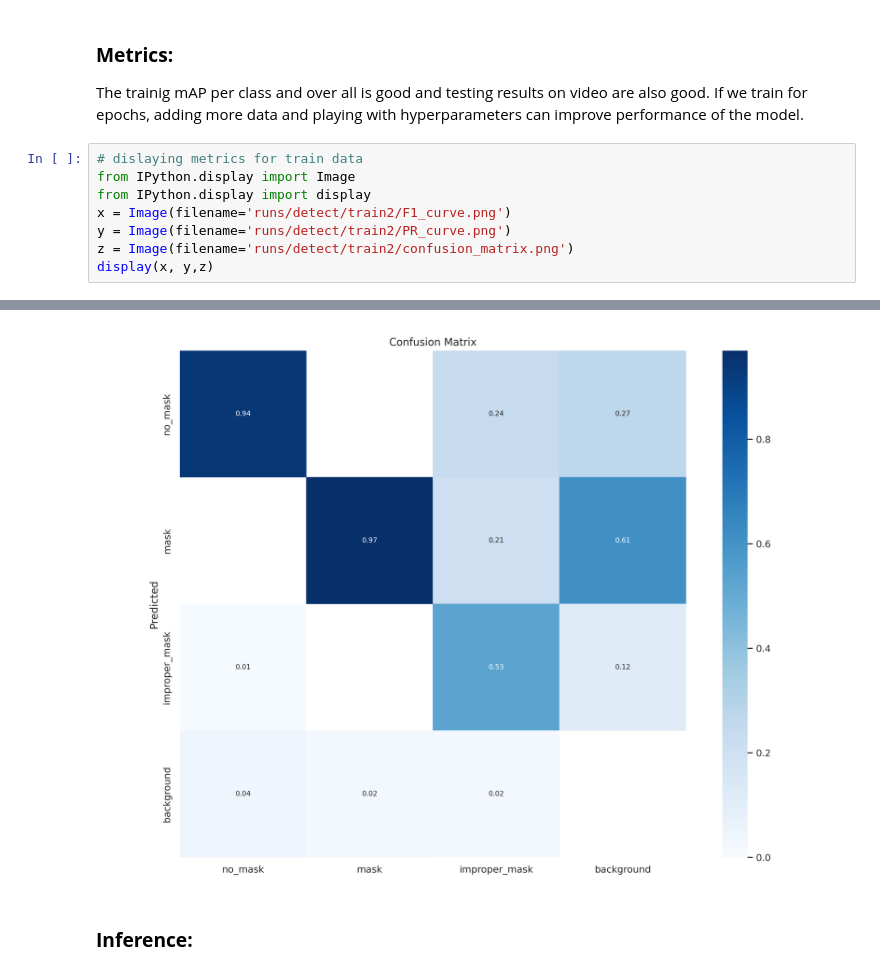
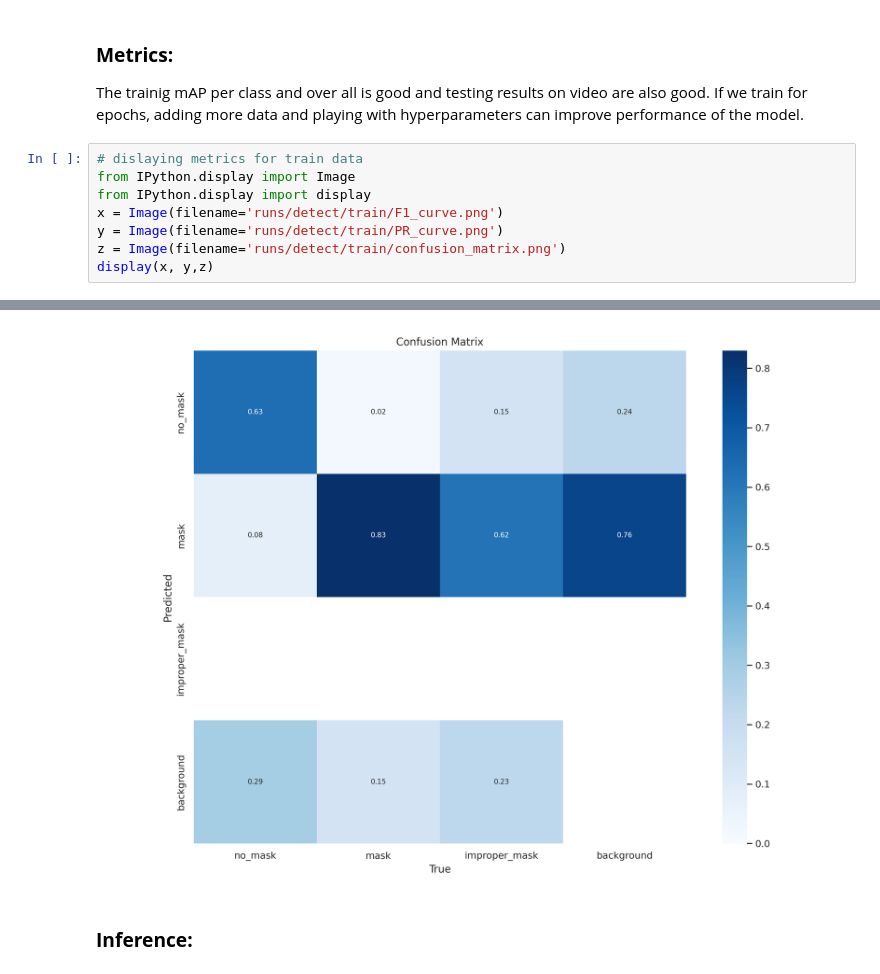
Before and after one commit to windy629/Yolov8-Custom-Object-Detetction, a Jupyter notebook: YoloV8_custom_object_detection.ipynb, the cells around one changed output, grey strips where cells are left out. Saved outputs shown, nothing was run; the diff lists cells and outputs as text.

```diff
--- a/YoloV8_custom_object_detection.ipynb
+++ b/YoloV8_custom_object_detection.ipynb
@@ -244,8 +227,8 @@ The trainig mAP per class and over all is good and testing results on video are
 # dislaying metrics for train data
 from IPython.display import Image
 from IPython.display import display
-x = Image(filename='runs/detect/train2/F1_curve.png')
-y = Image(filename='runs/detect/train2/PR_curve.png')
-z = Image(filename='runs/detect/train2/confusion_matrix.png')
+x = Image(filename='runs/detect/train/F1_curve.png')
+y = Image(filename='runs/detect/train/PR_curve.png')
+z = Image(filename='runs/detect/train/confusion_matrix.png')
 display(x, y,z)
 # %% [output]
@@ -254,4 +237,4 @@ display(x, y,z)
-[figure, old version]
+[figure, new version]
 # %% [markdown]
 ### **Inference:**
 # %%
```
Also changed, not shown: parts of 11 cells of this notebook.
